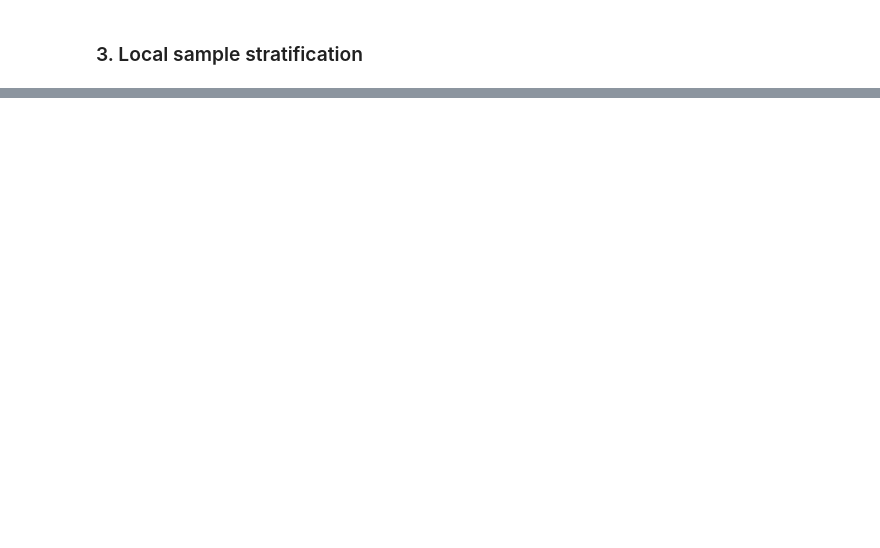
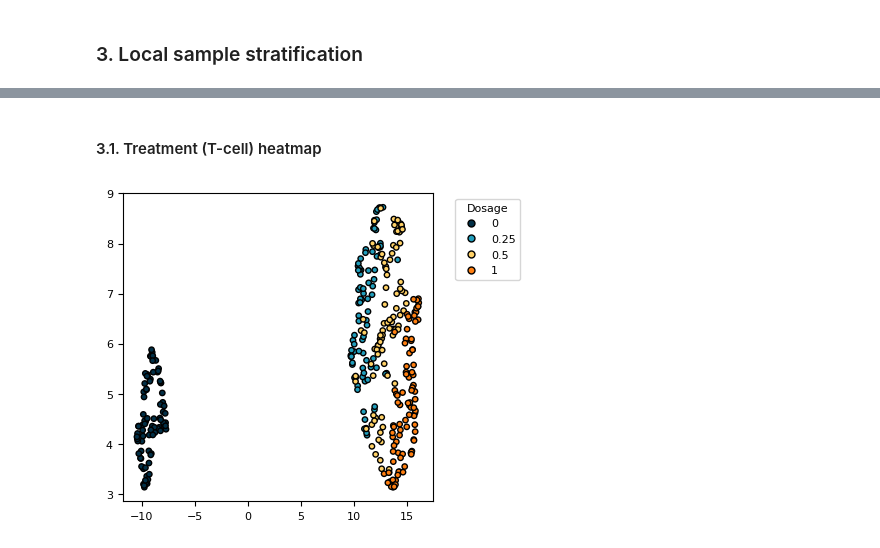
Before and after one commit to mcfaline-figueroa-lab/sci-Comm-Plex, a Jupyter notebook: Mrvi_modular.ipynb, the cells around one changed output, grey strips where cells are left out. Cells and saved outputs as stored; diff of their text form; code cells hidden in the pictures; blank space fills up the shorter version.

```diff
--- a/Mrvi_modular.ipynb
+++ b/Mrvi_modular.ipynb
@@ -253,3 +286,6 @@ AnnData object with n_obs × n_vars = 15252 × 1768
     obsp: 'neighbors_u_distances', 'neighbors_u_connectivities', 'neighbors_z_distances', 'neighbors_z_connectivities'
 # %% [markdown]
 ### 3. Local sample stratification
+# %%
+adata = sc.read_h5ad(os.path.join(output_dir, f"mrvi_{pert_type}_adata.h5ad"))
+adata
@@ -255,0 +299,3 @@ AnnData object with n_obs × n_vars = 15252 × 1768
+# %%
+save_path = os.path.join(save_dir, f"{pert_type}_treatment_gene_id_mrvi")
+model = MRVI.load(save_path, adata = adata)
@@ -256,3 +311,5 @@ AnnData object with n_obs × n_vars = 15252 × 1768
+# %% [markdown]
+#### 3.1. Treatment (T-cell) heatmap
 # %%
 dists_path = os.path.join(output_dir, f"{pert_type}_mrvi_treatment_geneid_dists.nc")
 if not os.path.exists(dists_path):
@@ -267,6 +324,7 @@ from scipy.cluster.hierarchy import linkage, optimal_leaf_ordering
 from scipy.spatial.distance import squareform
 
 def get_dendrogram(dists):
+    dists = (dists + dists.T) / 2
     ds = squareform(dists)
     Z = linkage(ds, method="ward")
     Z = optimal_leaf_ordering(Z, ds)
@@ -320,7 +378,7 @@ import matplotlib.pyplot as plt
 import seaborn as sns
 
 dists_mat = dists.loc[{"treatment_name": "T-cells"}].treatment
-Z = get_dendrogram(dists_mat)
+Z = get_dendrogram(dists_mat.to_numpy())
 sns.clustermap(
     dists_mat.to_pandas(),
     row_linkage=Z,
@@ -329,8 +387,7 @@ sns.clustermap(
     yticklabels=True,
     figsize=(50, 50)
 )
-plt.savefig(os.path.join(figure_dir, f"mrvi_heatmap.png"), bbox_inches='tight')
-plt.savefig(os.path.join(figure_dir, f"mrvi_heatmap.svg"), bbox_inches='tight')
+plt.savefig(os.path.join(figure_dir, f"mrvi_treatment_heatmap.png"), bbox_inches='tight')
 plt.close()
 # %%
 # Supplementary Fig: Add treatment to the heatmap
@@ -395,26 +451,31 @@ plt.close()
 # %%
 import umap
 
 # Convert distance matrix to UMAP embedding
 umap_reducer = umap.UMAP(n_neighbors=15, metric='precomputed', random_state=0)
 umap_embedding = umap_reducer.fit_transform(dists_mat)
 
 # Create scatter plot
 plt.figure(figsize=(4, 4))
 plt.scatter(umap_embedding[:,0], umap_embedding[:,1],
-            edgecolors=dists_df["dosage"].map(dosage_colors),
-            s=20, facecolor='none', marker='o')
-plt.savefig(os.path.join(figure_dir, f"mrvi_umap_distance.png"), bbox_inches='tight')
+            # edgecolors=dists_df["dosage"].map(dosage_colors),
+            # facecolor='none',
+            facecolor=dists_df["dosage"].map(dosage_colors),            edgecolors='black',
+            s=15, marker='o')
+plt.savefig(os.path.join(figure_dir, f"mrvi_treatment_umap_distance.png"), bbox_inches='tight')
 
 # Add legend for dosage colors
-legend_elements = [plt.Line2D([0], [0], marker='s', color='w',
-                            markeredgecolor=dosage_colors[dose],
-                            markerfacecolor=None,
-                            markersize=10, label=dose)
+legend_elements = [plt.Line2D([0], [0], marker='o', color='w',
+                            # markeredgecolor=dosage_colors[dose],
+                            # markerfacecolor=None,
+                            markerfacecolor=dosage_colors[dose],
+                            markeredgecolor='black',
+                            markersize=5, label=dose)
                   for dose in ['0', '0.25', '0.5', '1']]
 
 plt.legend(handles=legend_elements, title='Dosage',
           bbox_to_anchor=(1.3, 1), loc='upper right')
-plt.savefig(os.path.join(figure_dir, f"mrvi_umap_distance.png"), bbox_inches='tight')
-plt.savefig(os.path.join(figure_dir, f"mrvi_umap_distance.svg"), bbox_inches='tight')
-plt.close()
+plt.savefig(os.path.join(figure_dir, f"mrvi_treatment_umap_distance.png"), bbox_inches='tight')
+plt.savefig(os.path.join(figure_dir, f"mrvi_treatment_umap_distance.svg"), bbox_inches='tight')
+# %% [output]
+[figure, added]
```
Also changed, not shown: parts of 46 cells of this notebook, 2 other files.
